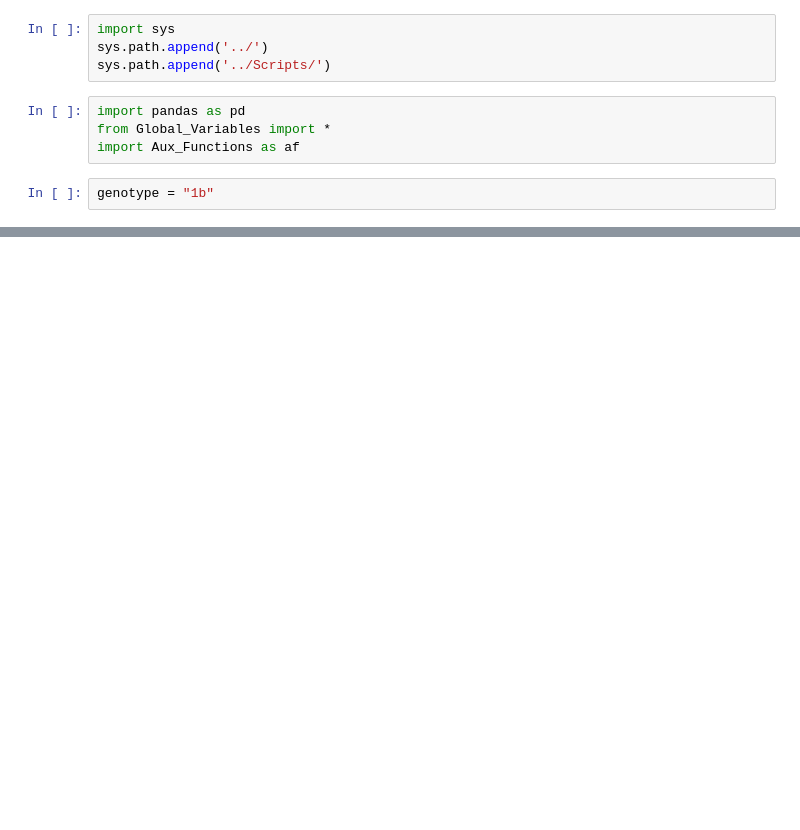
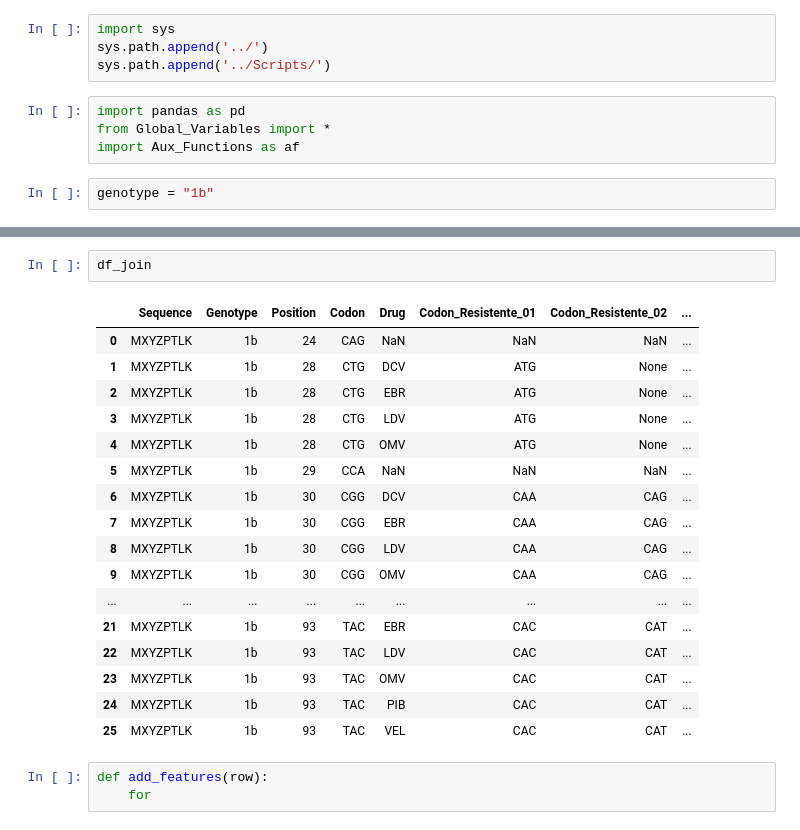
Before and after one commit to Douglas47/MasterDegreeHCV, a Jupyter notebook: Notebooks/Step_03.ipynb, the cells around one changed output, grey strips where cells are left out. Cells and saved outputs as stored; diff of their text form; blank space fills up the shorter version.

```diff
--- a/Notebooks/Step_03.ipynb
+++ b/Notebooks/Step_03.ipynb
@@ -61,0 +53,23 @@ SyntaxError: invalid syntax (<ipython-input-15-816913dcea4d>, line 1)
+# %%
+df_join
+# %% [output]
+|  | Sequence | Genotype | Position | Codon | Drug | Codon_Resistente_01 | Codon_Resistente_02 | ... |
+| 0 | MXYZPTLK | 1b | 24 | CAG | NaN | NaN | NaN | ... |
+| 1 | MXYZPTLK | 1b | 28 | CTG | DCV | ATG | None | ... |
+| 2 | MXYZPTLK | 1b | 28 | CTG | EBR | ATG | None | ... |
+| 3 | MXYZPTLK | 1b | 28 | CTG | LDV | ATG | None | ... |
+| 4 | MXYZPTLK | 1b | 28 | CTG | OMV | ATG | None | ... |
+| 5 | MXYZPTLK | 1b | 29 | CCA | NaN | NaN | NaN | ... |
+| 6 | MXYZPTLK | 1b | 30 | CGG | DCV | CAA | CAG | ... |
+| 7 | MXYZPTLK | 1b | 30 | CGG | EBR | CAA | CAG | ... |
+| 8 | MXYZPTLK | 1b | 30 | CGG | LDV | CAA | CAG | ... |
+| 9 | MXYZPTLK | 1b | 30 | CGG | OMV | CAA | CAG | ... |
+| ... | ... | ... | ... | ... | ... | ... | ... | ... |
+| 21 | MXYZPTLK | 1b | 93 | TAC | EBR | CAC | CAT | ... |
+| 22 | MXYZPTLK | 1b | 93 | TAC | LDV | CAC | CAT | ... |
+| 23 | MXYZPTLK | 1b | 93 | TAC | OMV | CAC | CAT | ... |
+| 24 | MXYZPTLK | 1b | 93 | TAC | PIB | CAC | CAT | ... |
+| 25 | MXYZPTLK | 1b | 93 | TAC | VEL | CAC | CAT | ... |
+# %%
+def add_features(row):
+    for
```
Also changed, not shown: parts of 8 cells of this notebook, 1 other file.
